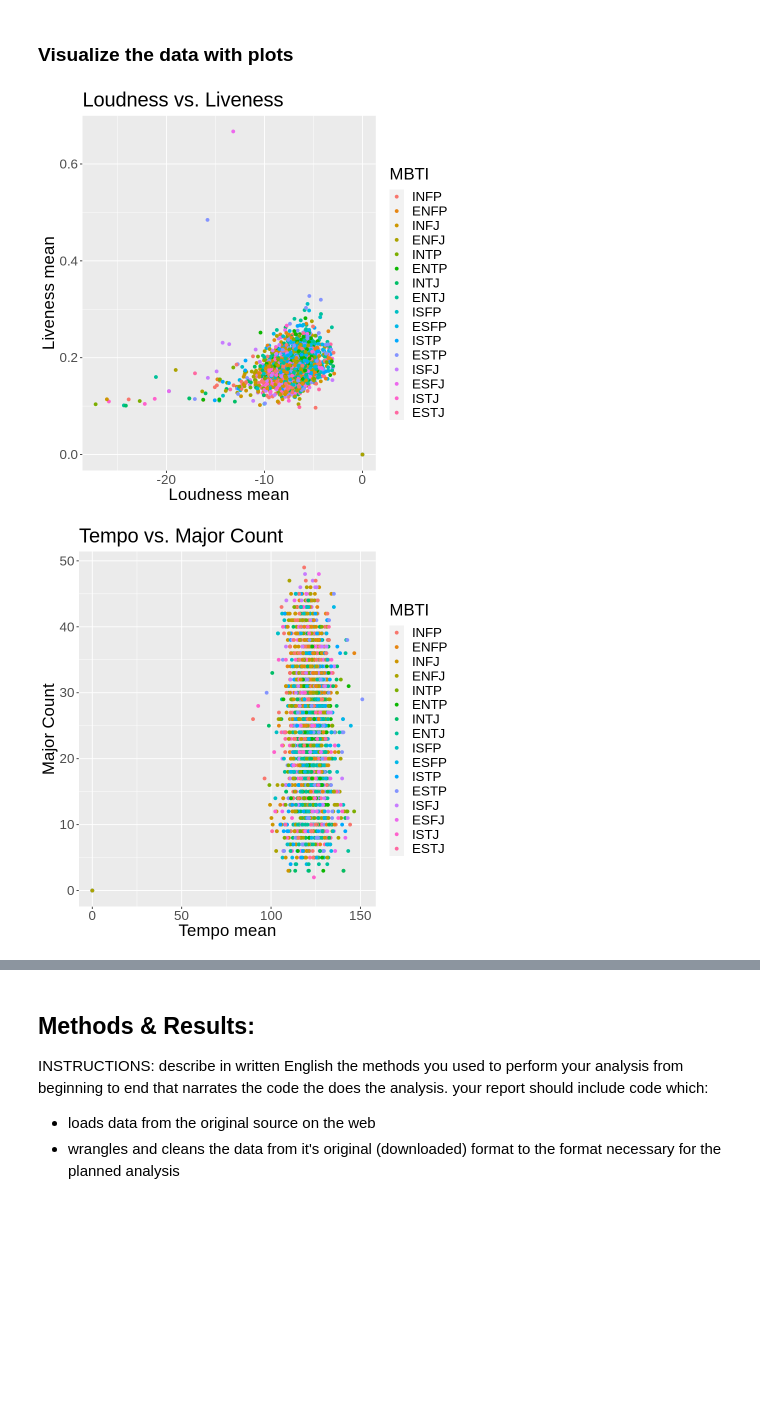
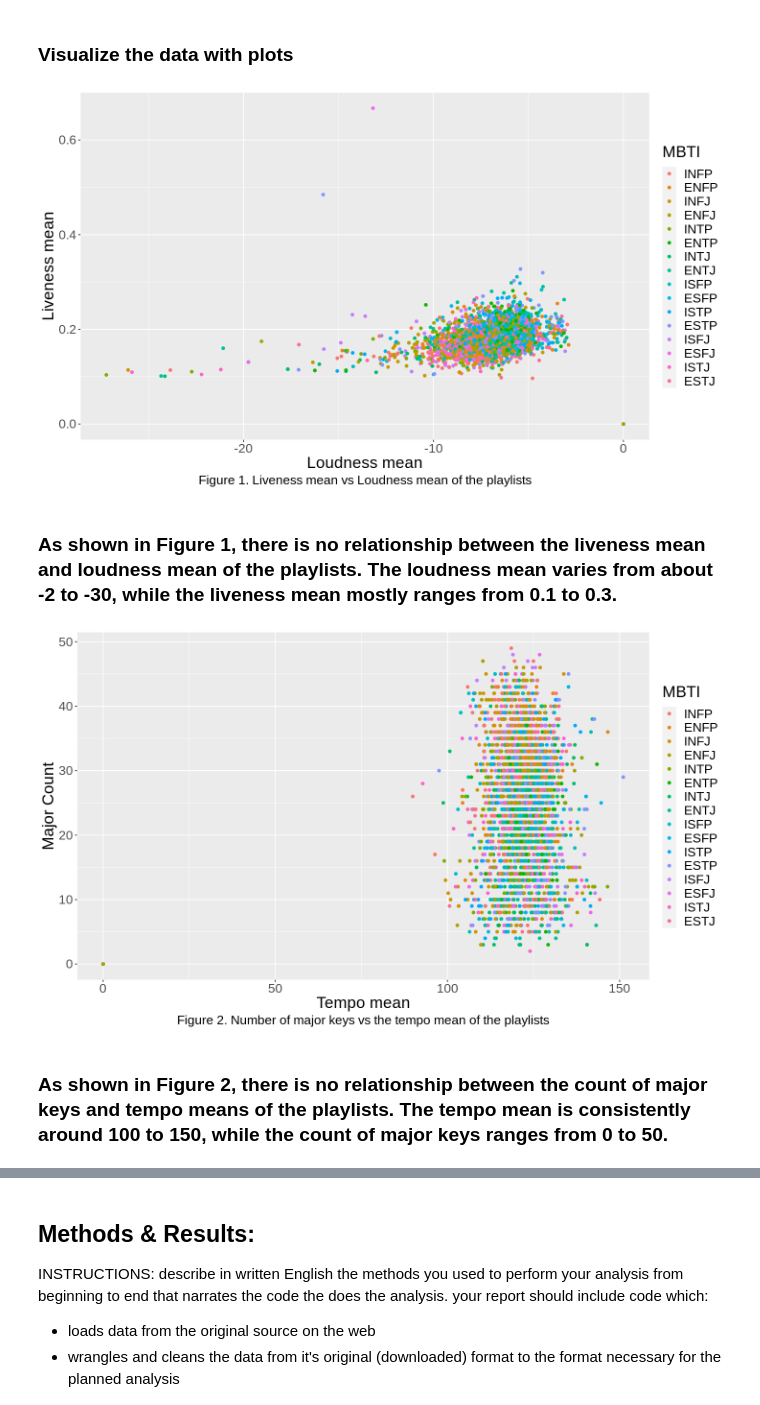
Before and after one commit to ccliang4/dsci-100-2022w1-sec-005-group-28, a Jupyter notebook: Group Project Report.ipynb, the cells around one changed output, grey strips where cells are left out. Saved outputs shown, nothing was run; the diff lists cells and outputs as text; code cells hidden in the pictures; blank space fills up the shorter version.

Commit message:
Added explanations to scatterplots and a conclusion to the EDA.

```diff
--- a/Group Project Report.ipynb
+++ b/Group Project Report.ipynb
@@ -159,20 +159,25 @@ A tibble: 0 × 23
 # %% [markdown]
 ### Visualize the data with plots
 # %%
+options(repr.plot.width = 12)
+
 # Plot loudness vs liveness
 loudness_liveness_mean <- spotify_mbti_train |>
     ggplot(aes(x = loudness_mean,
                y = liveness_mean,
                colour = mbti)) +
     geom_point() +
     labs(x = "Loudness mean",
              y = "Liveness mean",
-            colour = 'MBTI') +
-    ggtitle("Loudness vs. Liveness") +
-    theme(text = element_text(size = 20))
+            colour = 'MBTI',
+        caption = 'Figure 1. Liveness mean vs Loudness mean of the playlists') +
+    theme(text = element_text(size = 20),
+         plot.caption = element_text(hjust=0.5))
 loudness_liveness_mean
 # %% [output]
-[figure, old version]
+[figure, new version]
+# %% [markdown]
+### As shown in Figure 1, there is no relationship between the liveness mean and loudness mean of the playlists.  The loudness mean varies from about -2 to -30, while the liveness mean mostly ranges from 0.1 to 0.3.
 # %%
 # Plot tempo vs major count
 tempo_major_count <- spotify_mbti_train |>
@@ -182,12 +187,15 @@ tempo_major_count <- spotify_mbti_train |>
     geom_point() +
     labs(x = "Tempo mean",
              y = "Major Count",
-            colour = 'MBTI') +
-    ggtitle("Tempo vs. Major Count") +
-    theme(text = element_text(size = 20))
+            colour = 'MBTI',
+          caption = "Figure 2. Number of major keys vs the tempo mean of the playlists") +
+    theme(text = element_text(size = 20),
+         plot.caption = element_text(hjust=0.5))
 tempo_major_count
 # %% [output]
-[figure, old version]
+[figure, new version]
+# %% [markdown]
+### As shown in Figure 2, there is no relationship between the count of major keys and tempo means of the playlists. The tempo mean is consistently around 100 to 150, while the count of major keys ranges from 0 to 50.
 # %%
 # Plot danceability vs energy
 danceability_energy_mean <- spotify_mbti_train |>
```
Also changed, not shown: parts of 4 cells of this notebook.
